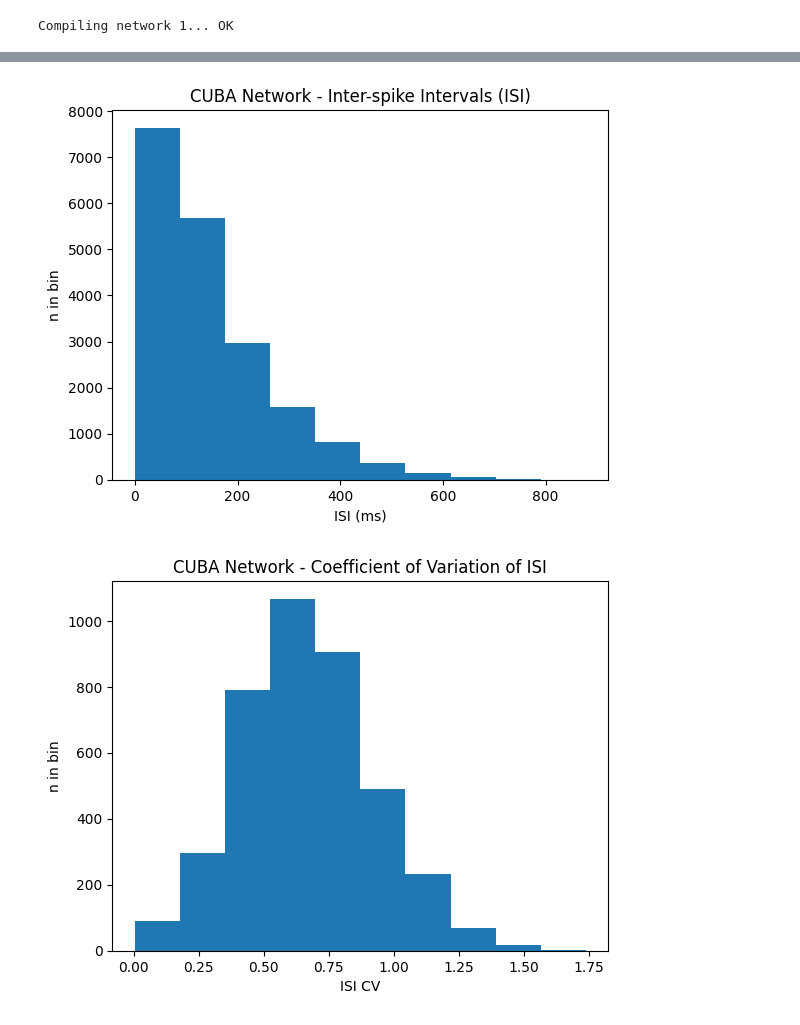
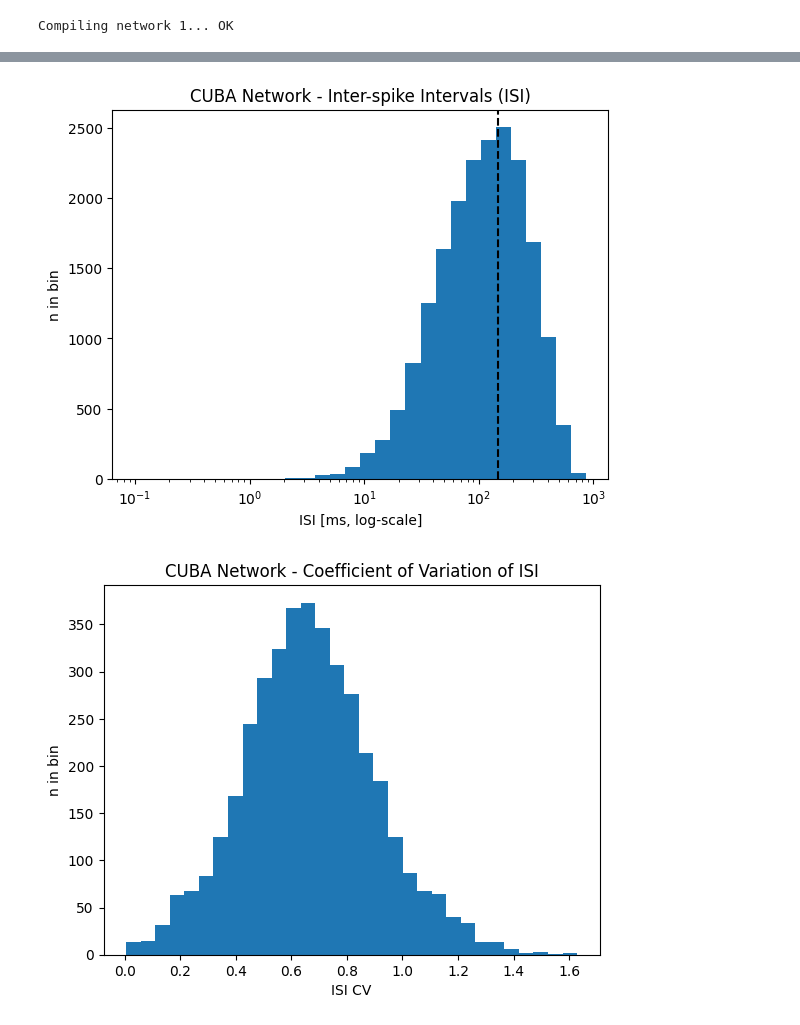
Before and after one commit to ANNarchy/ANNarchy.github.io, a Jupyter notebook: notebooks/GIF_CUBA.ipynb, the cells around one changed output, grey strips where cells are left out. Drawn from its saved outputs; the diff is of its cells as text; code cells hidden in the pictures.

```diff
--- a/notebooks/GIF_CUBA.ipynb
+++ b/notebooks/GIF_CUBA.ipynb
@@ -91,19 +93,27 @@ Text(0, 0.5, '# neuron')
 isi_CUBA = net_cuba.m.inter_spike_interval(data_CUBA)
 # %%
 plt.title("CUBA Network - Inter-spike Intervals (ISI)")
-plt.hist(isi_CUBA)
-plt.xlabel('ISI (ms)')
+bins = numpy.logspace(
+    numpy.log10(numpy.min(isi_CUBA)),
+    numpy.log10(numpy.max(isi_CUBA)),
+    31
+)
+
+plt.axvline(numpy.mean(isi_CUBA), color='k', linestyle='--')
+plt.hist(isi_CUBA, bins=bins)
+plt.xscale("log")
+plt.xlabel('ISI [ms, log-scale]')
 plt.ylabel('n in bin')
 plt.show()
 # %% [output]
-[figure, old version]
+[figure, new version]
 # %%
 cov_CUBA = net_cuba.m.coefficient_of_variation(data_CUBA)
 # %%
 plt.title("CUBA Network - Coefficient of Variation of ISI")
-plt.hist(cov_CUBA)
+plt.hist(cov_CUBA, bins=31)
 plt.xlabel('ISI CV')
 plt.ylabel('n in bin')
 plt.show()
 # %% [output]
-[figure, old version]
+[figure, new version]
```
Also changed, not shown: parts of 4 cells of this notebook, 1 other file.
